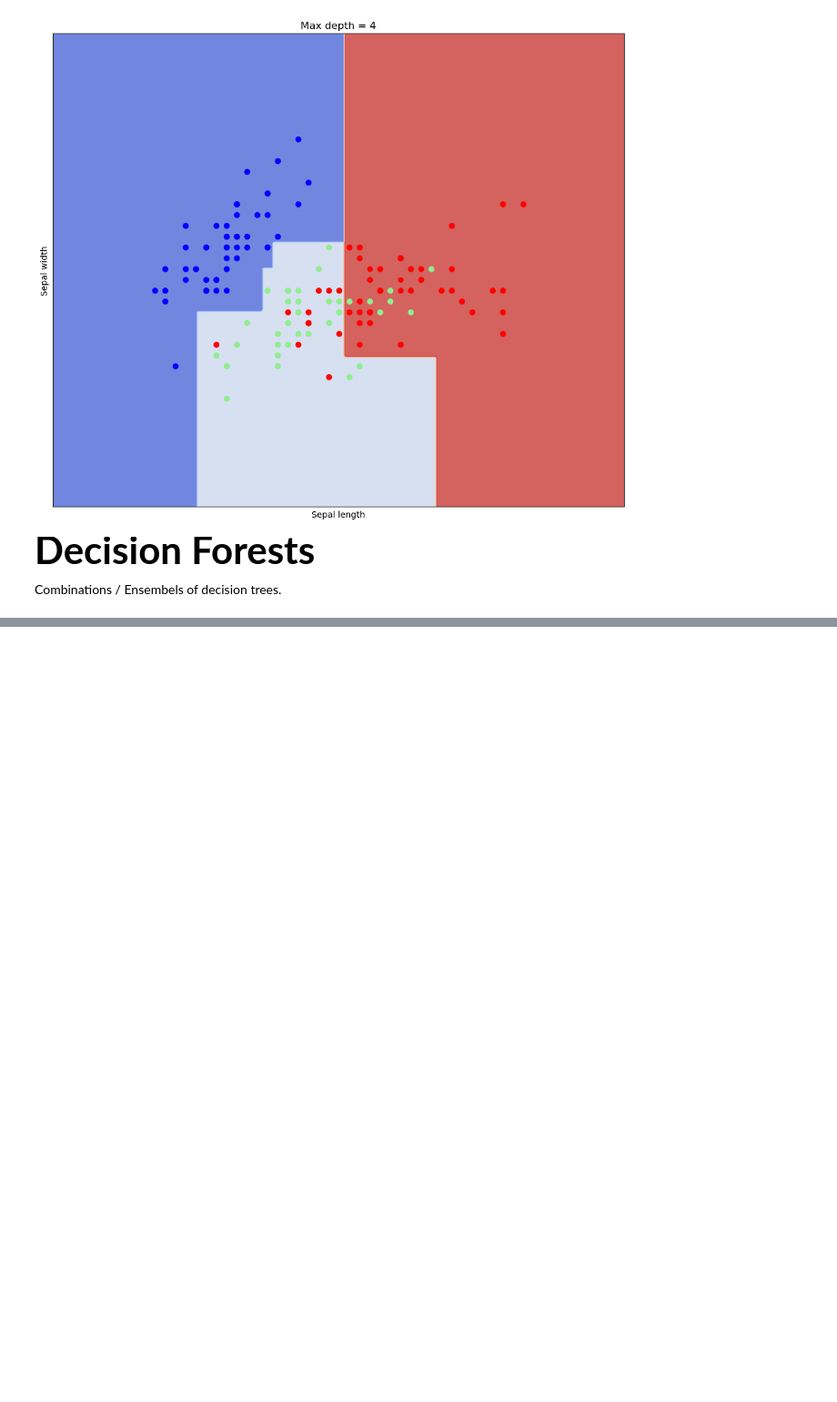
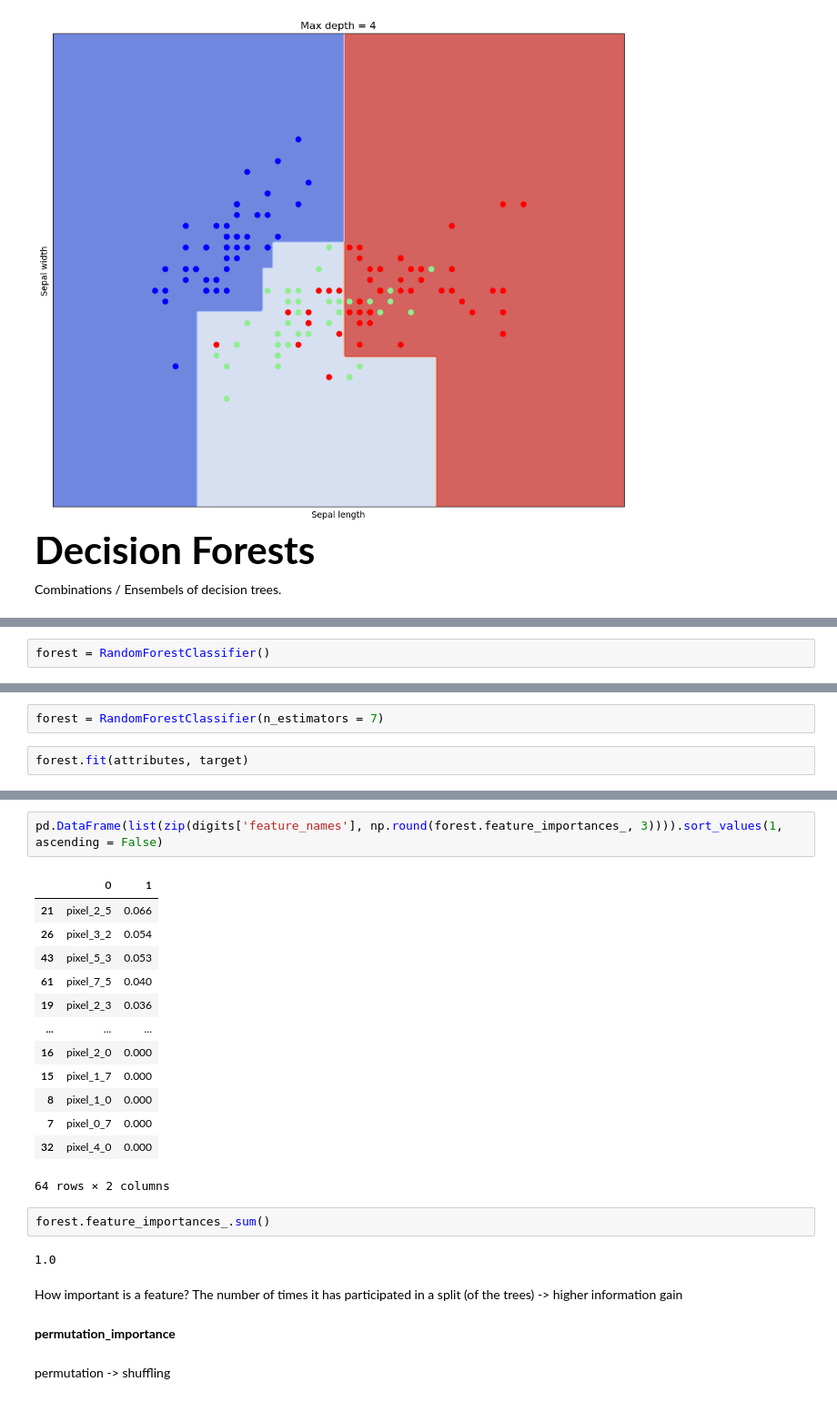
Before and after one commit to di-ton/Machine-Learning, a Jupyter notebook: Tree-and-Ensemble-Methods/tree_and_ensemble_methods.ipynb, the cells around one changed output, grey strips where cells are left out. Shown at 91% size. Drawn from its saved outputs; the diff is of its cells as text; blank space fills up the shorter version.

```diff
--- a/Tree-and-Ensemble-Methods/tree_and_ensemble_methods.ipynb
+++ b/Tree-and-Ensemble-Methods/tree_and_ensemble_methods.ipynb
@@ -303,0 +386,2 @@ Combinations / Ensembels of decision trees.
+# %%
+forest = RandomForestClassifier()
@@ -303,0 +429,4 @@ Combinations / Ensembels of decision trees.
+# %%
+forest = RandomForestClassifier(n_estimators = 7)
+# %%
+forest.fit(attributes, target)
@@ -303,0 +466,26 @@ Combinations / Ensembels of decision trees.
+# %%
+pd.DataFrame(list(zip(digits['feature_names'], np.round(forest.feature_importances_, 3)))).sort_values(1, ascending = False)
+# %% [output]
+|  | 0 | 1 |
+| 21 | pixel_2_5 | 0.066 |
+| 26 | pixel_3_2 | 0.054 |
+| 43 | pixel_5_3 | 0.053 |
+| 61 | pixel_7_5 | 0.040 |
+| 19 | pixel_2_3 | 0.036 |
+| ... | ... | ... |
+| 16 | pixel_2_0 | 0.000 |
+| 15 | pixel_1_7 | 0.000 |
+| 8 | pixel_1_0 | 0.000 |
+| 7 | pixel_0_7 | 0.000 |
+| 32 | pixel_4_0 | 0.000 |
+64 rows × 2 columns
+# %%
+forest.feature_importances_.sum()
+# %% [output]
+1.0
+# %% [markdown]
+How important is a feature? The number of times it has participated in a split (of the trees) -> higher information gain
+# %% [markdown]
+<b>permutation_importance</b>
+# %% [markdown]
+permutation -> shuffling
```
Also changed, not shown: parts of 47 cells of this notebook.
